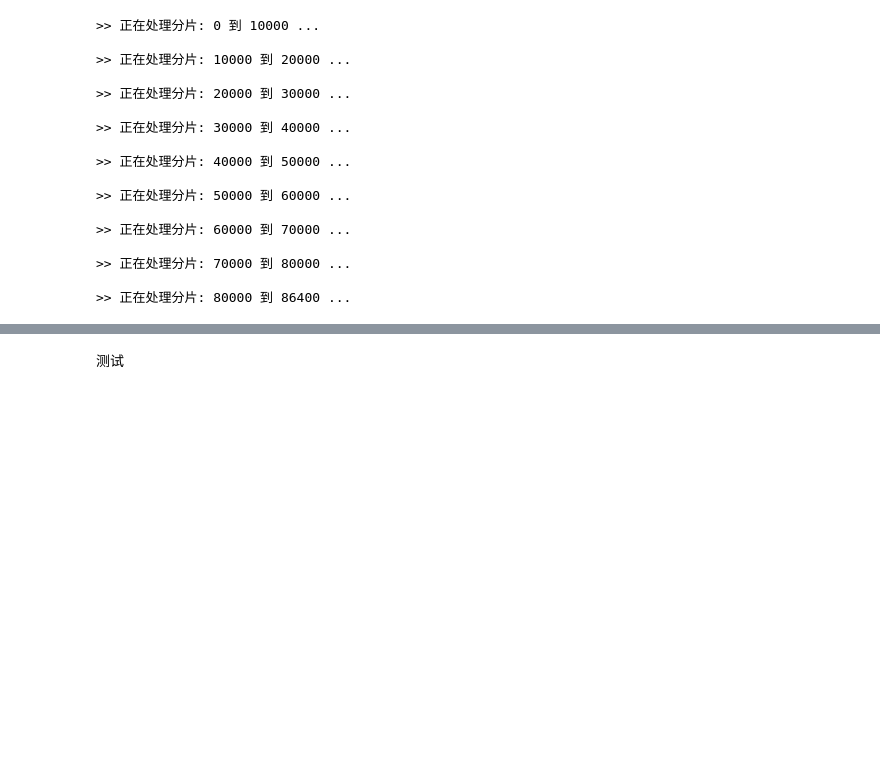
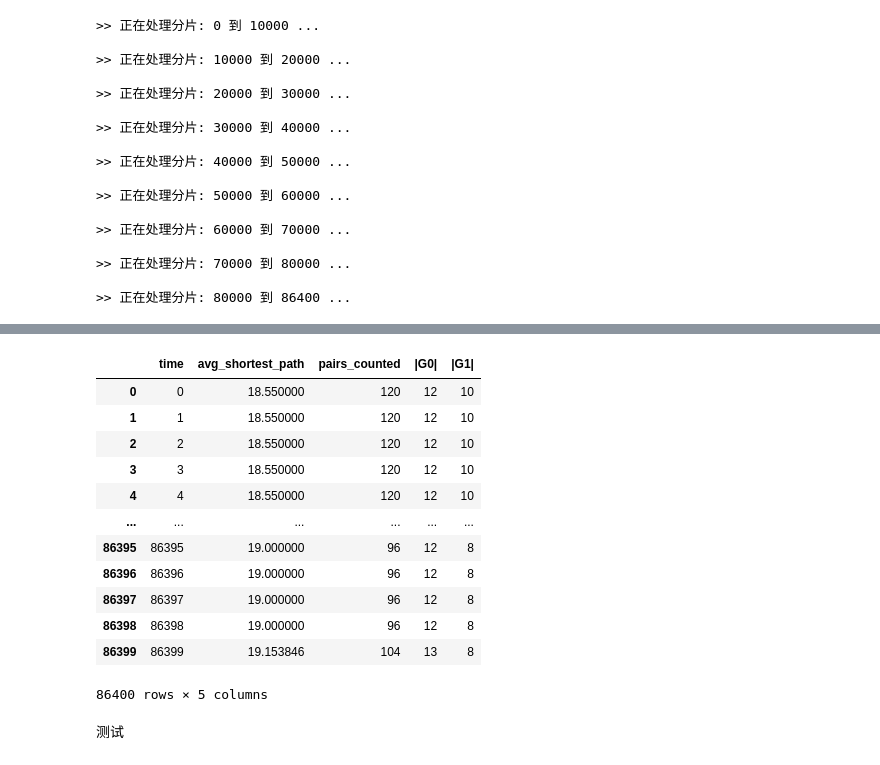
Before and after one commit to yfh667/generic, a Jupyter notebook: draw/pymatlab2/origin_method/paper2.ipynb, the cells around one changed output, grey strips where cells are left out. Drawn from its saved outputs; the diff is of its cells as text; code cells hidden in the pictures; blank space fills up the shorter version.

Commit message:
we have complete the csv2origin

```diff
--- a/draw/pymatlab2/origin_method/paper2.ipynb
+++ b/draw/pymatlab2/origin_method/paper2.ipynb
@@ -449,3 +452,37 @@ RuntimeError: 未找到工作簿 'Book2_day_20250106'。请确认已在当前工
+# %%
+import originpro as op
+import pandas as pd
+
+# 1. 定义工作簿和表名
+book_name = "Book2"
+sheet_name = "MergedData"
+
+# 2. 获取 Worksheet 对象
+# 格式必须是: [BookName]SheetName
+wb = csv2origin._ensure_workbook(book_name)
+# duqu mouge biao
+wks = wb[sheet_name]
+# %%
+wks = wb[sheet_name]
+# %%
+# 加载数据
+df = wks.to_df(head='L')
+# %%
+df
+# %% [output]
+|  | time | avg_shortest_path | pairs_counted | |G0| | |G1| |
+| 0 | 0 | 18.550000 | 120 | 12 | 10 |
+| 1 | 1 | 18.550000 | 120 | 12 | 10 |
+| 2 | 2 | 18.550000 | 120 | 12 | 10 |
+| 3 | 3 | 18.550000 | 120 | 12 | 10 |
+| 4 | 4 | 18.550000 | 120 | 12 | 10 |
+| ... | ... | ... | ... | ... | ... |
+| 86395 | 86395 | 19.000000 | 96 | 12 | 8 |
+| 86396 | 86396 | 19.000000 | 96 | 12 | 8 |
+| 86397 | 86397 | 19.000000 | 96 | 12 | 8 |
+| 86398 | 86398 | 19.000000 | 96 | 12 | 8 |
+| 86399 | 86399 | 19.153846 | 104 | 13 | 8 |
+86400 rows × 5 columns
 # %%
 import draw.pymatlab2.origin_function.write2origin as write2origin
 # %% [markdown]
```
Also changed, not shown: parts of 7 cells of this notebook, 6 other files.
